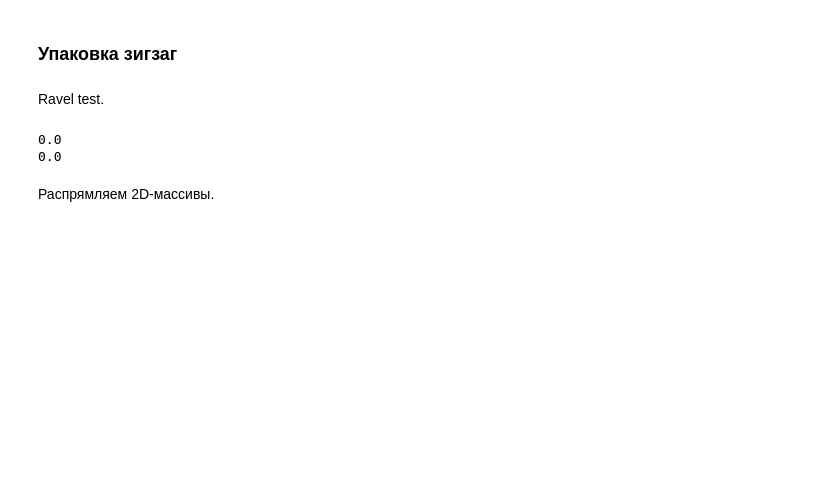
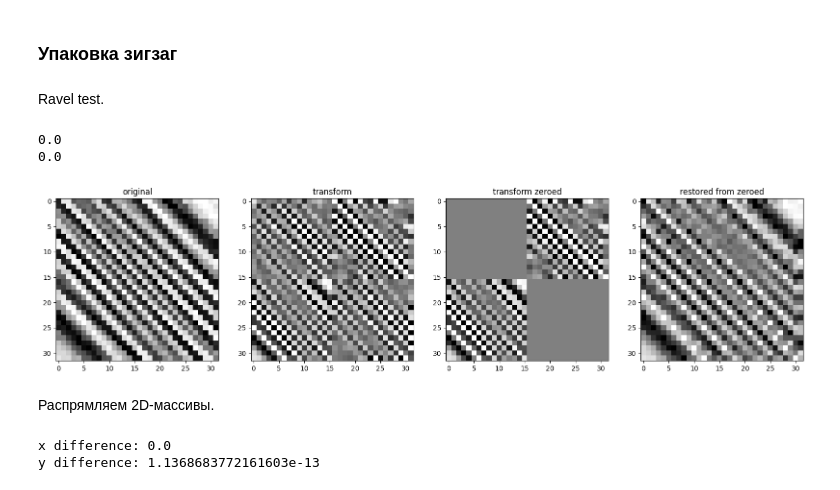
Before and after one commit to romangorbunov91/daub_5_3-int-to-int, a Jupyter notebook: fft_test.ipynb, the cells around one changed output. Drawn from its saved outputs; the diff is of its cells as text; code cells hidden in the pictures; blank space fills up the shorter version.

Commit message:
Update fft_test.ipynb
Перед передносом в отдельный репозиторий.

```diff
--- a/fft_test.ipynb
+++ b/fft_test.ipynb
@@ -632,4 +649,23 @@ for k, yf in enumerate(y_sq_zg):
     y_compr_2D_zg[k] = idaub_5_3_lift_2D(y_coeff_2D_zg_zeroed[k], int_flag=False)
+# %%
+fig, axs = plt.subplots(ncols=4, nrows=1, figsize=(20, 5))
+
+axs.flat[0].imshow(x_sq_zg[N_TEST], cmap='gray', interpolation='none', vmin=vmin, vmax=vmax)
+axs.flat[0].set_title('original')
+
+axs.flat[1].imshow(x_coeff_2D_zg[N_TEST], cmap='gray', interpolation='none', vmin=vmin, vmax=vmax)
+axs.flat[1].set_title('transform')
+
+axs.flat[2].imshow(x_coeff_2D_zg_zeroed[N_TEST], cmap='gray', interpolation='none', vmin=vmin, vmax=vmax)
+axs.flat[2].set_title('transform zeroed')
+
+axs.flat[3].imshow(x_compr_2D_zg[N_TEST], cmap='gray', interpolation='none', vmin=vmin, vmax=vmax)
+axs.flat[3].set_title('restored from zeroed')
+#axs.flat[3].imshow(idaub_5_3_lift_2D(x_coeff_2D_zg[N_TEST], int_flag=False), cmap='gray', interpolation='none', vmin=vmin, vmax=vmax)
+
+plt.show()
+# %% [output]
+[figure, added]
 # %% [markdown]
 Распрямляем 2D-массивы.
 # %%
@@ -643,3 +679,10 @@ for k in range(N_FREQ):
         for n in range(N_ROW):
             x_compr_2D_zg_ravel[k][order[n,m]] = x_compr_2D_zg[k][n,m]
             y_compr_2D_zg_ravel[k][order[n,m]] = y_compr_2D_zg[k][n,m]
+
+# Compare energies.
+print('x difference:', np.sum(x_compr_2D_zg[N_TEST]**2) - np.sum(x_compr_2D_zg_ravel[N_TEST]**2))
+print('y difference:', np.sum(y_compr_2D_zg[N_TEST]**2) - np.sum(y_compr_2D_zg_ravel[N_TEST]**2))
+# %% [output]
+x difference: 0.0
+y difference: 1.1368683772161603e-13
```
Also changed, not shown: parts of 28 cells of this notebook.
